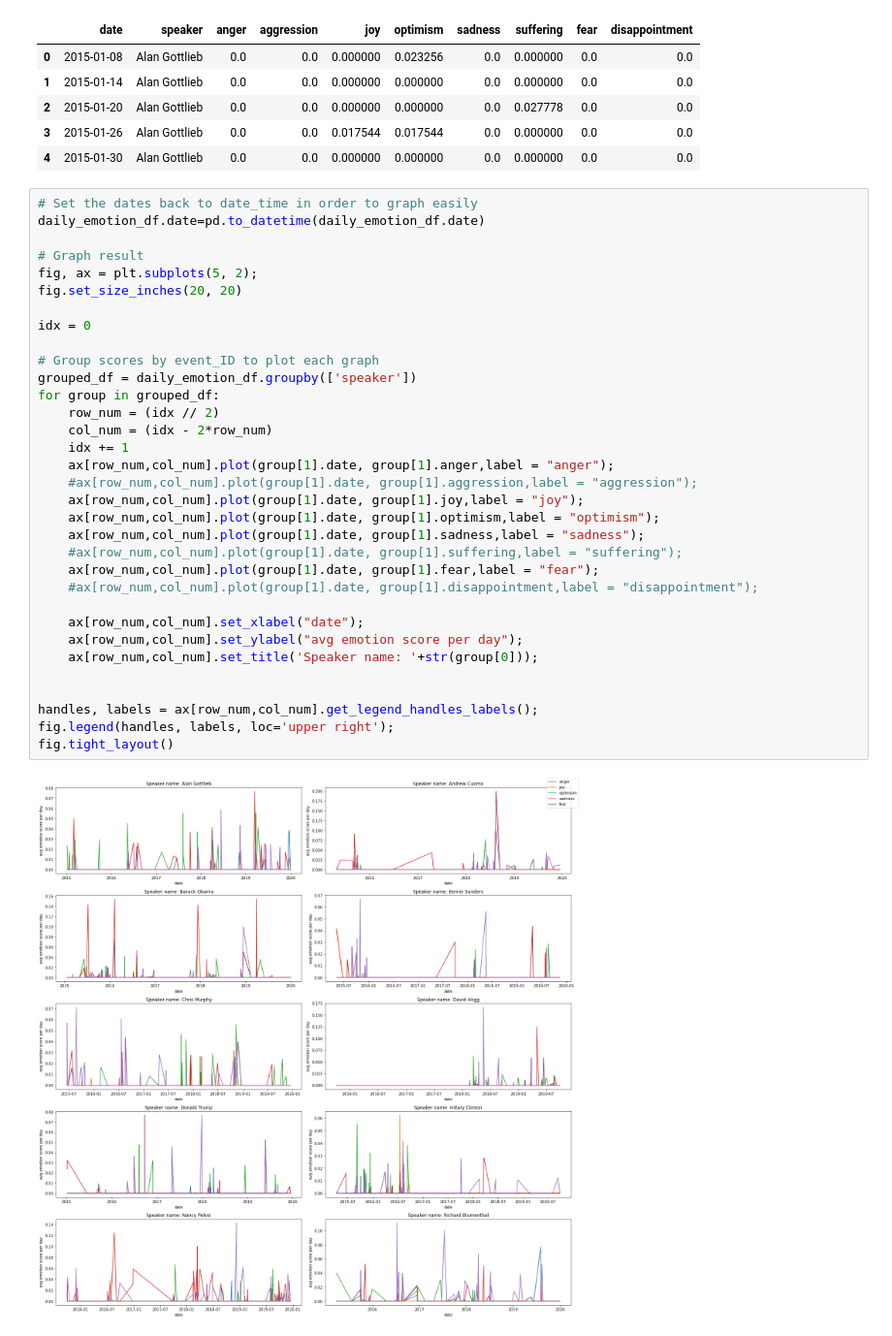
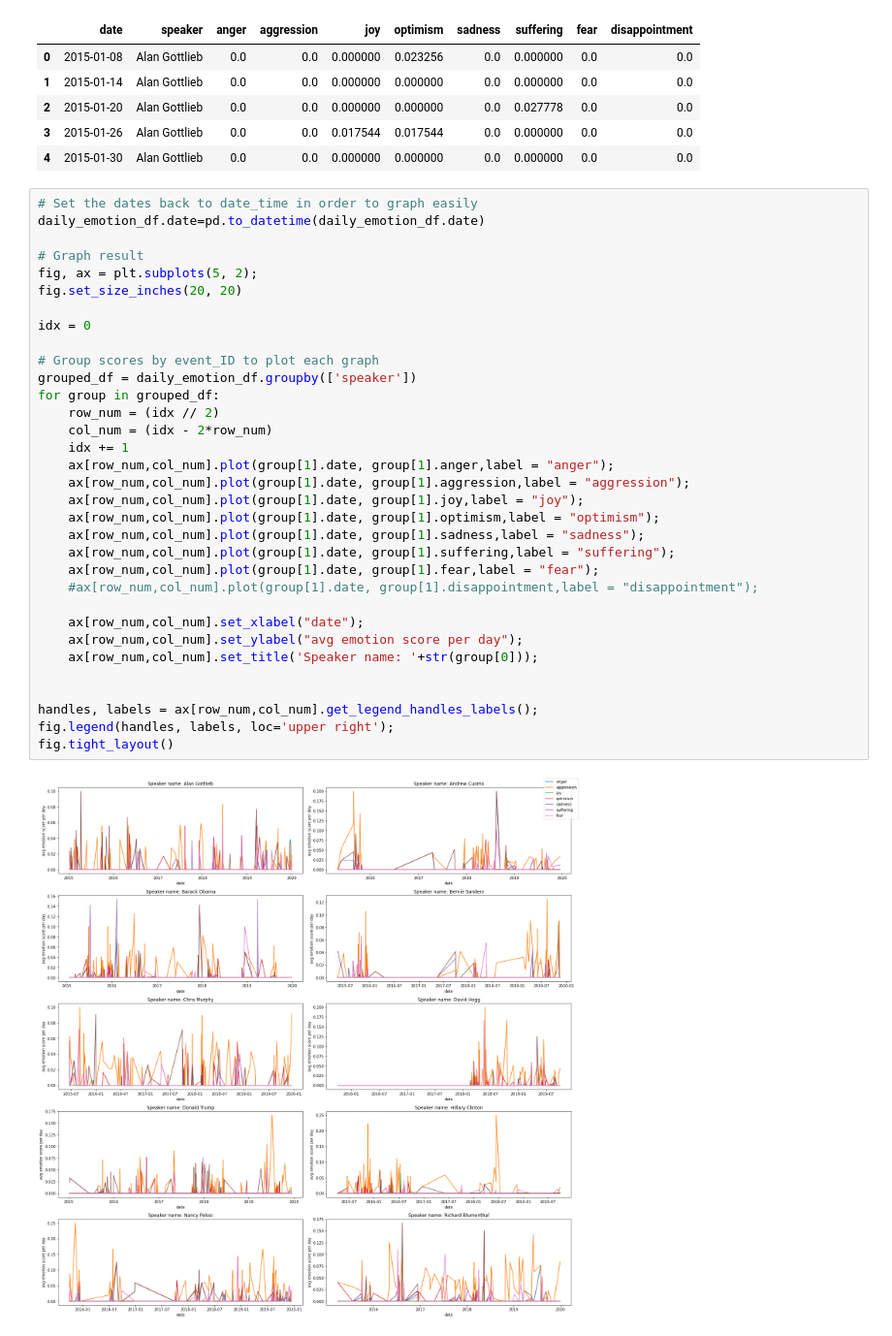
Before and after one commit to epfl-ada/ada-2021-project-lejt, a Jupyter notebook: Emotion extraction.ipynb, the cells around one changed output. Shown at 97% size. Saved outputs shown, nothing was run; the diff lists cells and outputs as text.

```diff
--- a/Emotion extraction.ipynb
+++ b/Emotion extraction.ipynb
@@ -499,33 +506,33 @@ daily_emotion_df.head()
 daily_emotion_df.date=pd.to_datetime(daily_emotion_df.date)
 
 # Graph result
 fig, ax = plt.subplots(5, 2);
 fig.set_size_inches(20, 20)
 
 idx = 0
 
 # Group scores by event_ID to plot each graph
 grouped_df = daily_emotion_df.groupby(['speaker'])
 for group in grouped_df:
     row_num = (idx // 2)
     col_num = (idx - 2*row_num)
     idx += 1
     ax[row_num,col_num].plot(group[1].date, group[1].anger,label = "anger");
-    #ax[row_num,col_num].plot(group[1].date, group[1].aggression,label = "aggression");
+    ax[row_num,col_num].plot(group[1].date, group[1].aggression,label = "aggression");
     ax[row_num,col_num].plot(group[1].date, group[1].joy,label = "joy");
     ax[row_num,col_num].plot(group[1].date, group[1].optimism,label = "optimism");
     ax[row_num,col_num].plot(group[1].date, group[1].sadness,label = "sadness");
-    #ax[row_num,col_num].plot(group[1].date, group[1].suffering,label = "suffering");
+    ax[row_num,col_num].plot(group[1].date, group[1].suffering,label = "suffering");
     ax[row_num,col_num].plot(group[1].date, group[1].fear,label = "fear");
     #ax[row_num,col_num].plot(group[1].date, group[1].disappointment,label = "disappointment");
 
     ax[row_num,col_num].set_xlabel("date");
     ax[row_num,col_num].set_ylabel("avg emotion score per day");
     ax[row_num,col_num].set_title('Speaker name: '+str(group[0]));
 
 
 handles, labels = ax[row_num,col_num].get_legend_handles_labels();
 fig.legend(handles, labels, loc='upper right');
 fig.tight_layout()
 # %% [output]
-[figure, old version]
+[figure, new version]
```
Also changed, not shown: parts of 3 cells of this notebook, 1 other file.
